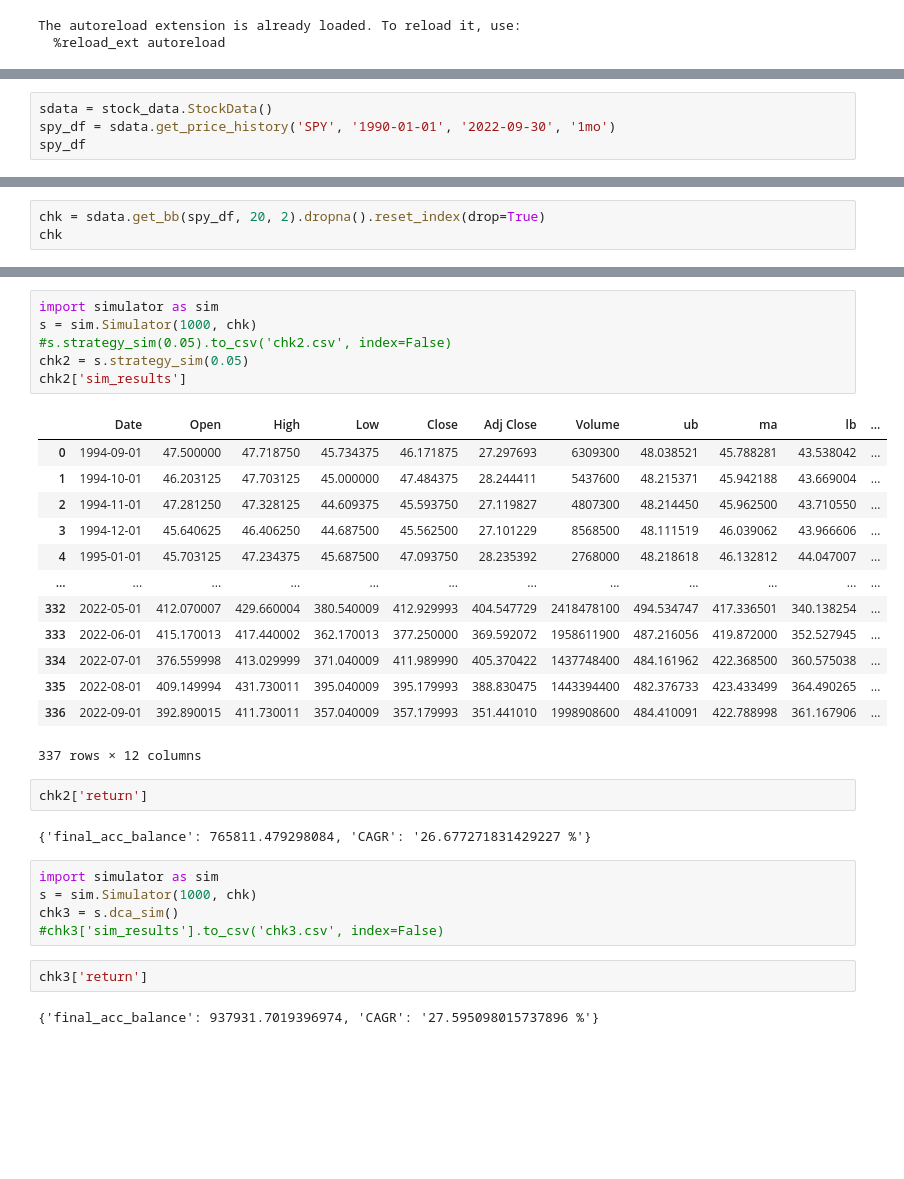
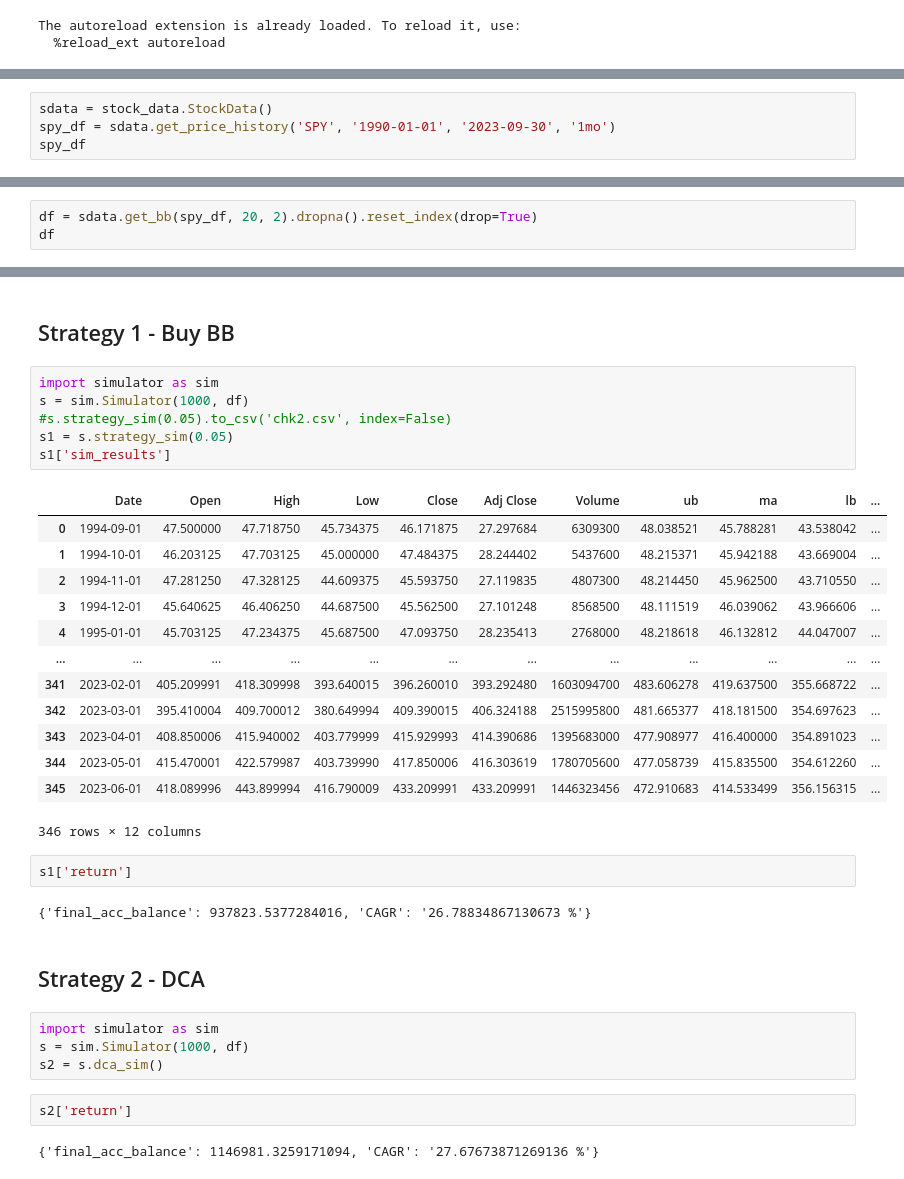
Before and after one commit to Hartaig/mean-reversion-investing, a Jupyter notebook: research/run_sim.ipynb, the cells around one changed output, grey strips where cells are left out. Saved outputs shown, nothing was run; the diff lists cells and outputs as text; blank space fills up the shorter version.

Commit message:
adding new return analytics

```diff
--- a/research/run_sim.ipynb
+++ b/research/run_sim.ipynb
@@ -10,6 +12,6 @@ The autoreload extension is already loaded. To reload it, use:
 # %%
 sdata = stock_data.StockData()
-spy_df = sdata.get_price_history('SPY', '1990-01-01', '2022-09-30', '1mo')
+spy_df = sdata.get_price_history('SPY', '1990-01-01', '2023-09-30', '1mo')
 spy_df
 # %% [output]
 [*********************100%***********************]  1 of 1 completed
@@ -29,5 +31,5 @@ spy_df
 # %%
-chk = sdata.get_bb(spy_df, 20, 2).dropna().reset_index(drop=True)
-chk
+df = sdata.get_bb(spy_df, 20, 2).dropna().reset_index(drop=True)
+df
 # %% [output]
 |  | Date | Open | High | Low | Close | Adj Close | Volume | ub | ma | lb |
@@ -46,33 +68,36 @@ chk
+# %% [markdown]
+## Strategy 1 - Buy BB
 # %%
 import simulator as sim
-s = sim.Simulator(1000, chk)
+s = sim.Simulator(1000, df)
 #s.strategy_sim(0.05).to_csv('chk2.csv', index=False)
-chk2 = s.strategy_sim(0.05)
-chk2['sim_results']
+s1 = s.strategy_sim(0.05)
+s1['sim_results']
 # %% [output]
 |  | Date | Open | High | Low | Close | Adj Close | Volume | ub | ma | lb | ... |
-| 0 | 1994-09-01 | 47.500000 | 47.718750 | 45.734375 | 46.171875 | 27.297693 | 6309300 | 48.038521 | 45.788281 | 43.538042 | ... |
-| 1 | 1994-10-01 | 46.203125 | 47.703125 | 45.000000 | 47.484375 | 28.244411 | 5437600 | 48.215371 | 45.942188 | 43.669004 | ... |
-| 2 | 1994-11-01 | 47.281250 | 47.328125 | 44.609375 | 45.593750 | 27.119827 | 4807300 | 48.214450 | 45.962500 | 43.710550 | ... |
-| 3 | 1994-12-01 | 45.640625 | 46.406250 | 44.687500 | 45.562500 | 27.101229 | 8568500 | 48.111519 | 46.039062 | 43.966606 | ... |
-| 4 | 1995-01-01 | 45.703125 | 47.234375 | 45.687500 | 47.093750 | 28.235392 | 2768000 | 48.218618 | 46.132812 | 44.047007 | ... |
+| 0 | 1994-09-01 | 47.500000 | 47.718750 | 45.734375 | 46.171875 | 27.297684 | 6309300 | 48.038521 | 45.788281 | 43.538042 | ... |
+| 1 | 1994-10-01 | 46.203125 | 47.703125 | 45.000000 | 47.484375 | 28.244402 | 5437600 | 48.215371 | 45.942188 | 43.669004 | ... |
+| 2 | 1994-11-01 | 47.281250 | 47.328125 | 44.609375 | 45.593750 | 27.119835 | 4807300 | 48.214450 | 45.962500 | 43.710550 | ... |
+| 3 | 1994-12-01 | 45.640625 | 46.406250 | 44.687500 | 45.562500 | 27.101248 | 8568500 | 48.111519 | 46.039062 | 43.966606 | ... |
+| 4 | 1995-01-01 | 45.703125 | 47.234375 | 45.687500 | 47.093750 | 28.235413 | 2768000 | 48.218618 | 46.132812 | 44.047007 | ... |
 | ... | ... | ... | ... | ... | ... | ... | ... | ... | ... | ... | ... |
-| 332 | 2022-05-01 | 412.070007 | 429.660004 | 380.540009 | 412.929993 | 404.547729 | 2418478100 | 494.534747 | 417.336501 | 340.138254 | ... |
-| 333 | 2022-06-01 | 415.170013 | 417.440002 | 362.170013 | 377.250000 | 369.592072 | 1958611900 | 487.216056 | 419.872000 | 352.527945 | ... |
-| 334 | 2022-07-01 | 376.559998 | 413.029999 | 371.040009 | 411.989990 | 405.370422 | 1437748400 | 484.161962 | 422.368500 | 360.575038 | ... |
-| 335 | 2022-08-01 | 409.149994 | 431.730011 | 395.040009 | 395.179993 | 388.830475 | 1443394400 | 482.376733 | 423.433499 | 364.490265 | ... |
-| 336 | 2022-09-01 | 392.890015 | 411.730011 | 357.040009 | 357.179993 | 351.441010 | 1998908600 | 484.410091 | 422.788998 | 361.167906 | ... |
+| 341 | 2023-02-01 | 405.209991 | 418.309998 | 393.640015 | 396.260010 | 393.292480 | 1603094700 | 483.606278 | 419.637500 | 355.668722 | ... |
+| 342 | 2023-03-01 | 395.410004 | 409.700012 | 380.649994 | 409.390015 | 406.324188 | 2515995800 | 481.665377 | 418.181500 | 354.697623 | ... |
+| 343 | 2023-04-01 | 408.850006 | 415.940002 | 403.779999 | 415.929993 | 414.390686 | 1395683000 | 477.908977 | 416.400000 | 354.891023 | ... |
+| 344 | 2023-05-01 | 415.470001 | 422.579987 | 403.739990 | 417.850006 | 416.303619 | 1780705600 | 477.058739 | 415.835500 | 354.612260 | ... |
+| 345 | 2023-06-01 | 418.089996 | 443.899994 | 416.790009 | 433.209991 | 433.209991 | 1446323456 | 472.910683 | 414.533499 | 356.156315 | ... |
-337 rows × 12 columns
+346 rows × 12 columns
 # %%
-chk2['return']
+s1['return']
 # %% [output]
-{'final_acc_balance': 765811.479298084, 'CAGR': '26.677271831429227 %'}
+{'final_acc_balance': 937823.5377284016, 'CAGR': '26.78834867130673 %'}
+# %% [markdown]
+## Strategy 2 - DCA
 # %%
 import simulator as sim
-s = sim.Simulator(1000, chk)
-chk3 = s.dca_sim()
-#chk3['sim_results'].to_csv('chk3.csv', index=False)
+s = sim.Simulator(1000, df)
+s2 = s.dca_sim()
 # %%
-chk3['return']
+s2['return']
 # %% [output]
-{'final_acc_balance': 937931.7019396974, 'CAGR': '27.595098015737896 %'}
+{'final_acc_balance': 1146981.3259171094, 'CAGR': '27.67673871269136 %'}
```
Also changed, not shown: parts of 7 cells of this notebook.
